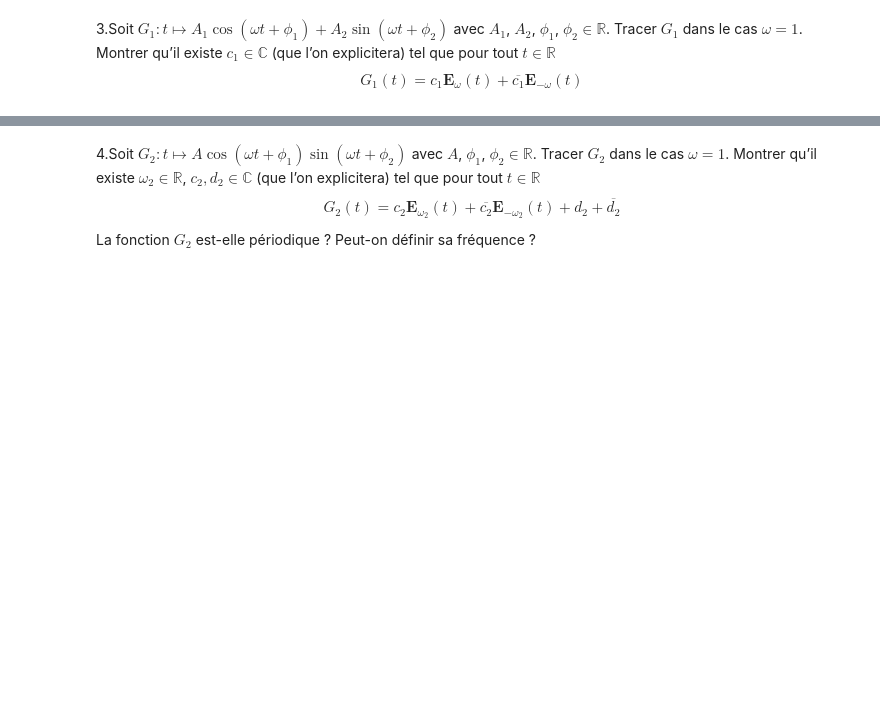
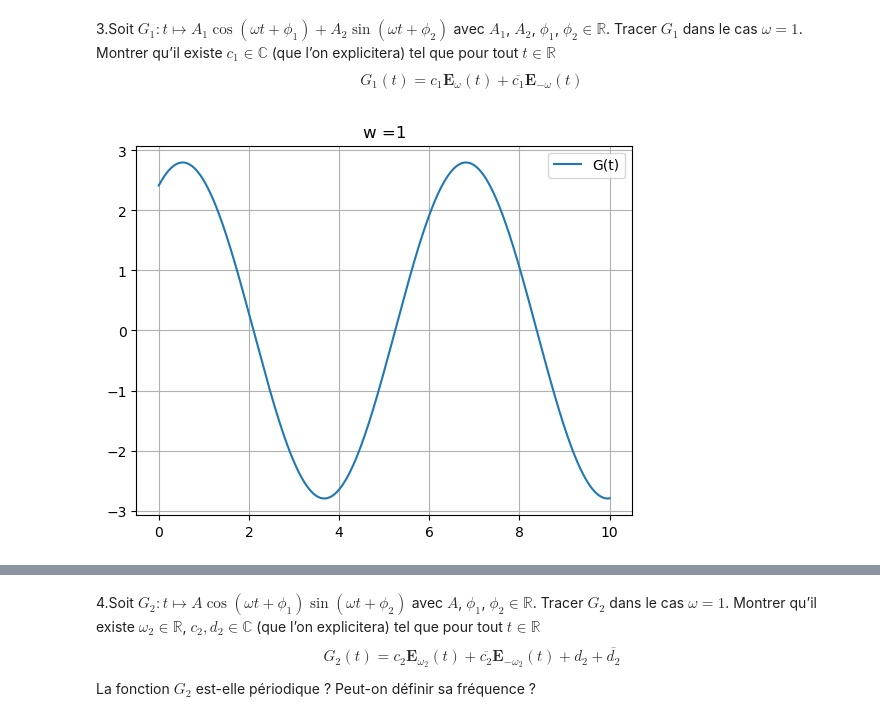
Before and after one commit to kenzalittlegenius/audio-denoising-fourier, a Jupyter notebook: DCC1_Projet_Debruitage_NoteBook.ipynb, the cells around one changed output, grey strips where cells are left out. Cells and saved outputs as stored; diff of their text form; code cells hidden in the pictures; blank space fills up the shorter version.

```diff
--- a/DCC1_Projet_Debruitage_NoteBook.ipynb
+++ b/DCC1_Projet_Debruitage_NoteBook.ipynb
@@ -80,3 +118,24 @@ c\mathbf{E}_\omega(t) + \overline{c}\mathbf{E}_{-\omega}(t)$$
 3.Soit $G_1 : t \mapsto A_1 \cos(\omega t + \phi_1) + A_2 \sin(\omega t + \phi_2)$ avec $A_1$, $A_2$, $\phi_1$, $\phi_2\in\mathbb {R}$. Tracer
 $G_1$ dans le cas $\omega = 1$. Montrer qu’il existe $c_1 \in\mathbb{C}$ (que l’on explicitera) tel que pour tout $t\in\mathbb{R}$ $$G_1(t) =
 c_1\mathbf{E}_\omega(t) + \overline{c_1}\mathbf{E}_{-\omega}(t)$$
+# %%
+import matplotlib.pyplot as plt
+import numpy as np
+import sympy as sp
+import math
+t=np.linspace(0,10,1000)
+A1=1
+A2=2
+phi1=0
+phi2=np.pi/4
+omega=1
+
+G=A1*np.cos(omega*t+phi1)+A2*np.sin(omega*t+phi2)
+plt.plot(t,G,
+label="G(t)")
+plt.legend()
+plt.grid()
+plt.title(f"w ={omega}")
+plt.show()
+# %% [output]
+[figure, added]
```
Also changed, not shown: parts of 7 cells of this notebook.
